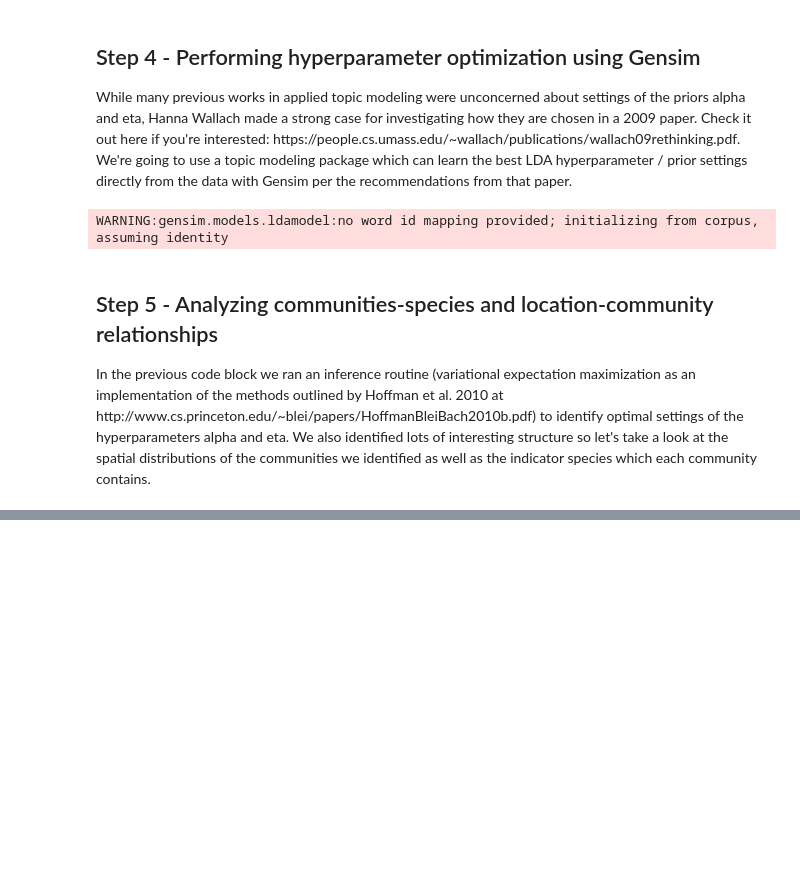
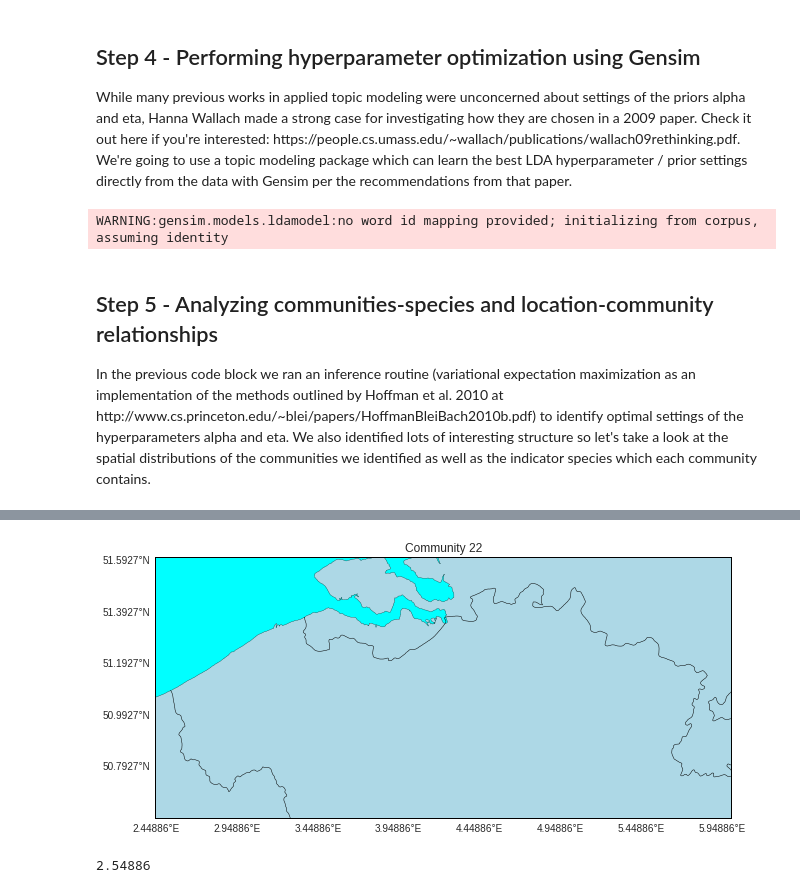
Before and after one commit to ckrapu/STA561, a Jupyter notebook: creative/Experiment outline.ipynb, the cells around one changed output, grey strips where cells are left out. Cells and saved outputs as stored; diff of their text form; code cells hidden in the pictures; blank space fills up the shorter version.

Commit message:
Added code cells with geospatial plots

```diff
--- a/creative/Experiment outline.ipynb
+++ b/creative/Experiment outline.ipynb
@@ -190,3 +194,9 @@ communityLocationDF = pd.merge(communityLocationDF,occurrenceDF.drop_duplicates(
 # We should also get rid of unnecessary columns which got merged from the occurrence dataframe.
 communityLocationDF = communityLocationDF.drop(['id','coordinateUncertaintyInMeters','scientificName','taxonRank'],axis=1)
 communityLocationDF = communityLocationDF.set_index('verbatimCoordinates')
+
+# While we're at it, let's make a new directory for our dataframes and save them in case we want to come back later and skip all the busywork.
+! mkdir dataframes
+dfFilenames = ['speciesCommunityDF','communityLocationDF','termFrequencyDF','occurrenceDF']
+for i,frame in enumerate([speciesCommunityDF,communityLocationDF,termFrequencyDF,occurrenceDF]):
+    frame.to_csv('dataframes/'+dfFilenames[i]+'.csv')
@@ -192,0 +206,6 @@ communityLocationDF = communityLocationDF.set_index('verbatimCoordinates')
+# %%
+# While we're at it, let's make a new directory for our dataframes and save them in case we want to come back later and skip all the busywork.
+! mkdir dataframes
+dfFilenames = ['speciesCommunityDF','communityLocationDF','termFrequencyDF','occurrenceDF']
+for i,frame in enumerate([speciesCommunityDF,communityLocationDF,termFrequencyDF,occurrenceDF]):
+    frame.to_csv('dataframes/'+dfFilenames[i]+'.csv')
@@ -234,0 +218,57 @@ worldShape
+# %%
+
+fig = plt.figure(figsize=(10,5))
+ax=fig.add_axes([0.1,0.1,0.8,0.8])
+
+# We are going to use the Basemap class from the matplotlib toolkits library.
+# The extent of our map is going to be over the latitudes/longitudes in which there is data.
+
+lowerLeftCornerLongitude  = min([float(i) for i in communityLocationDF['decimalLongitude'].values])-.1
+lowerLeftCornerLatitude   = min([float(i) for i in communityLocationDF['decimalLatitude'].values])-.1
+upperRightCornerLongitude = max([float(i) for i in communityLocationDF['decimalLongitude'].values])+.1
+upperRightCornerLatitude  = max([float(i) for i in communityLocationDF['decimalLatitude'].values])+.1
+
+# The projection we want to use is the Mercator projection.
+# Rendering all of this is highly dependent on the resolution.
+# The resolution can be changed to 'l' if this generates too slowly.
+map = basemap.Basemap(projection='merc',
+                      llcrnrlon=lowerLeftCornerLongitude,
+                      llcrnrlat=lowerLeftCornerLatitude,
+                      urcrnrlon=upperRightCornerLongitude,
+                      urcrnrlat=upperRightCornerLatitude,
+                      resolution='f')
+map.drawcoastlines(linewidth=0.25)
+map.drawcountries(linewidth=0.5)
+map.fillcontinents(color='lightblue',lake_color='aqua',zorder=0)
+map.drawmapboundary(fill_color='aqua')
+map.drawparallels(np.arange(lowerLeftCornerLatitude,upperRightCornerLatitude,.2),labels=[1,0,0,0], linewidth=0.0)
+map.drawmeridians(np.arange(lowerLeftCornerLongitude,upperRightCornerLongitude,.5),labels=[0,0,0,1], linewidth=0.0)
+
+
+# To visualize the prominence of communities across space, we're going to make our own sort-of colormap.
+# It won't be a real colormap; we're just messing with the alpha values. Higher prominence means higher alpha.
+rgbaColors = np.zeros((len(alphas),4))
+rgbaColors[:,1] = 0.5
+
+# These are the latitude-longitude coordinates.
+x = [float(i) for i in communityLocationDF['decimalLongitude'].values]
+y = [float(i) for i in communityLocationDF['decimalLatitude'].values]
+
+# This array will hold a list of ipython image objects so we can show the plots in Ipython quickly later.
+ipythonImages = []
+
+# We'll also create a directory to put the saved image files in.
+! mkdir basemap_community_plots
+
+for i in range(1,K+1):
+    alphas = communityLocationDF['community'+str(i)].values
+
+    rgbaColors[:,3] = alphas/alphas.max()
+
+    sc = map.scatter(x,y,latlon=True,s=4,c=rgbaColors,edgecolor='')
+    plt.title('Community '+str(i))
+    plt.savefig('basemap_community_plots/community'+str(i)+'.png',dpi=1000)
+    ipythonImages.append(Image(filename='community'+str(i)+'.png'))
+    sc.remove()
+del fig
+# %% [output]
@@ -234,0 +292 @@ worldShape
+[figure, added]
@@ -234,0 +295,4 @@ worldShape
+# %%
+min([float(i) for i in communityLocationDF['decimalLongitude'].values])
+# %% [output]
+2.54886
```
Also changed, not shown: parts of 16 cells of this notebook.
